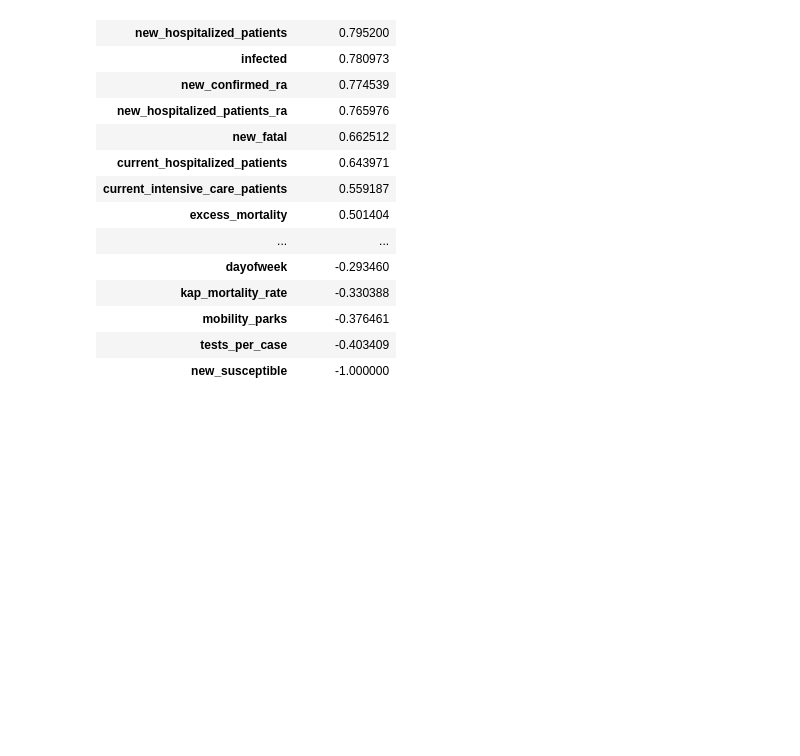
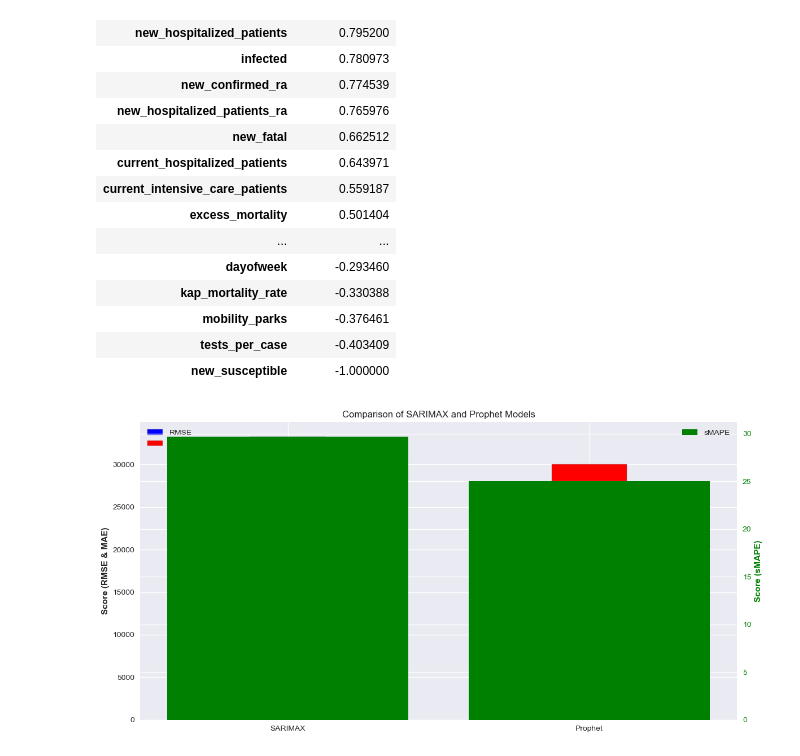
Before and after one commit to scelarek/CovidCast, a Jupyter notebook: Capstone/2. COVIDCast EDA.ipynb, the cells around one changed output. Saved outputs shown, nothing was run; the diff lists cells and outputs as text; code cells hidden in the pictures; blank space fills up the shorter version.

```diff
--- a/Capstone/2. COVIDCast EDA.ipynb
+++ b/Capstone/2. COVIDCast EDA.ipynb
@@ -412,3 +412,39 @@ master_df.corr('spearman')['new_confirmed']\
 | mobility_parks | -0.376461 |
 | tests_per_case | -0.403409 |
 | new_susceptible | -1.000000 |
+# %%
+# Adjusting the chart layout to have models on the x-axis and scores on the y-axis
+
+# Data for the models and metrics
+scores_transposed = {
+    'RMSE': [14214.147257, 12000],  # Placeholder scores for Prophet model
+    'MAE': [19078.704997, 18000],
+    'sMAPE': [29.725398, 25]
+}
+
+fig, ax1 = plt.figure(figsize=(12, 6)), plt.gca()
+
+# Using twin axes for dual y-axis
+ax2 = ax1.twinx()
+
+# Bars for RMSE and MAE
+ax1.bar(models, scores_transposed['RMSE'], color='blue', width=barWidth, edgecolor='grey', label='RMSE')
+ax1.bar(models, scores_transposed['MAE'], color='red', width=barWidth, edgecolor='grey', bottom=scores_transposed['RMSE'], label='MAE')
+
+# Line plot for sMAPE using the second axis
+ax2.bar(models, scores_transposed['sMAPE'], color='green', label='sMAPE')
+
+# Setting y-axis labels
+ax1.set_ylabel('Score (RMSE & MAE)', fontweight='bold')
+ax2.set_ylabel('Score (sMAPE)', fontweight='bold', color='green')
+ax2.tick_params(axis='y', labelcolor='green')
+
+# Title and legend
+plt.title('Comparison of SARIMAX and Prophet Models')
+fig.tight_layout()
+ax1.legend(loc='upper left')
+ax2.legend(loc='upper right')
+
+plt.show()
+# %% [output]
+[figure, added]
```
Also changed, not shown: 17 other files.
